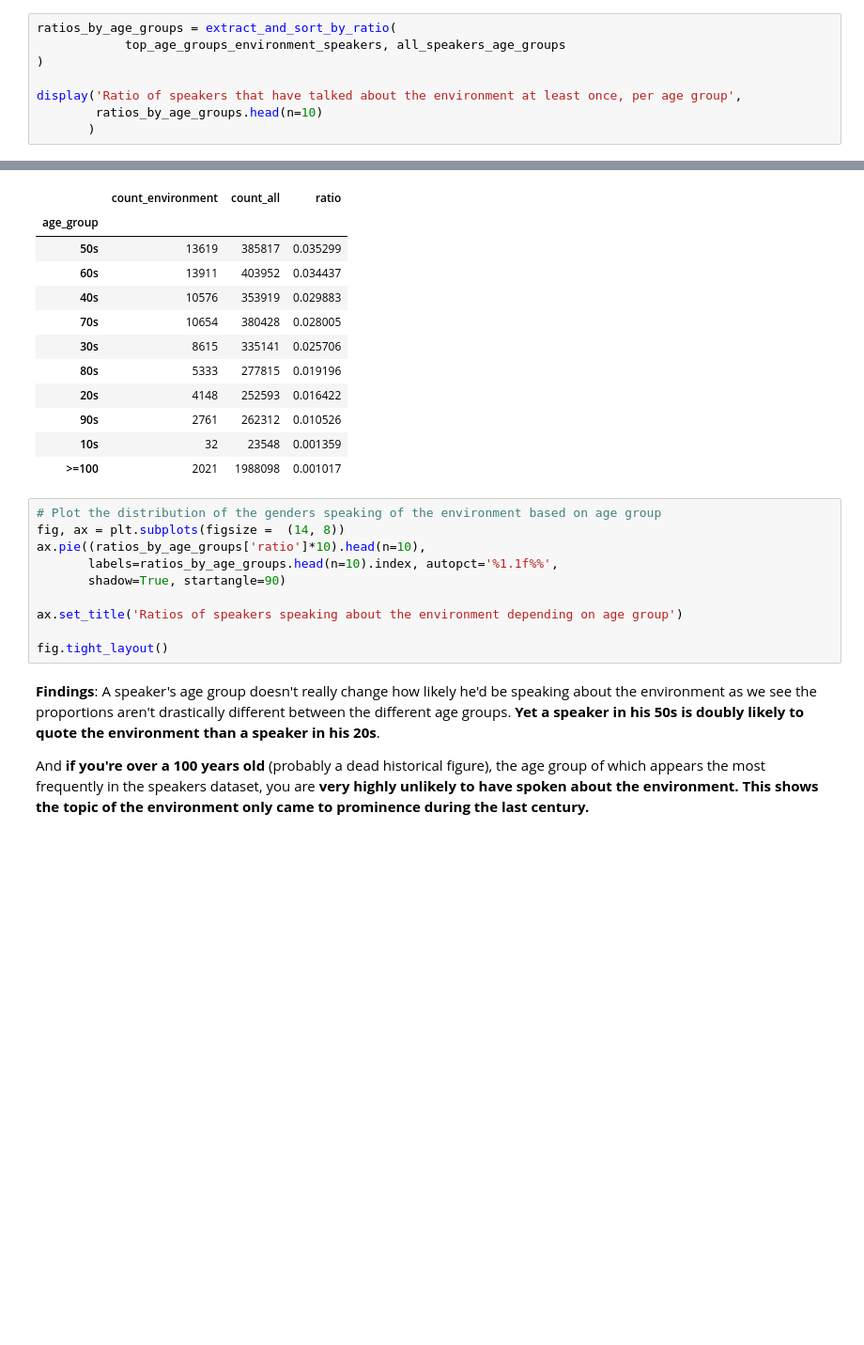
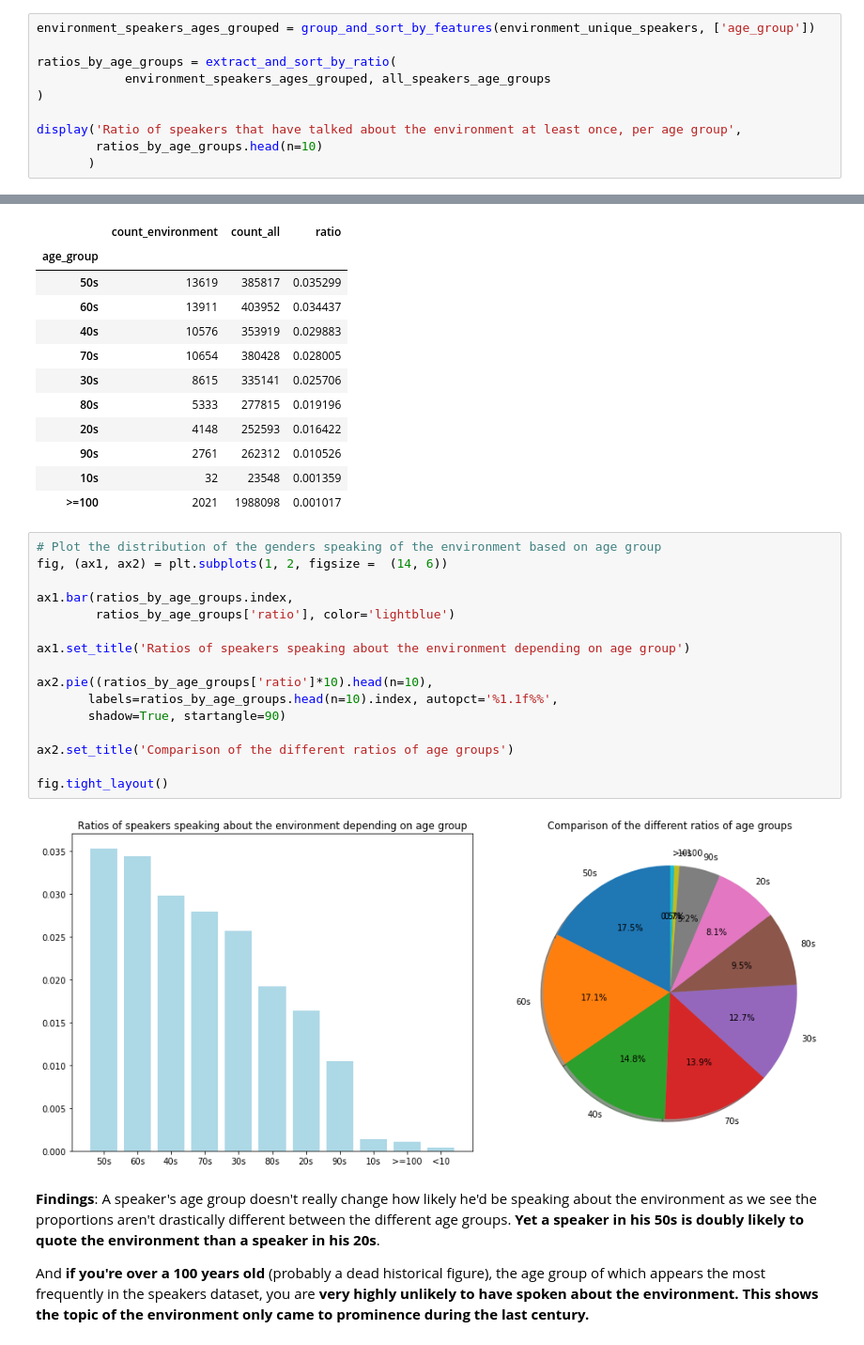
Before and after one commit to epfl-ada/ada-2021-project-comic-sans, a Jupyter notebook: research_question_1.ipynb, the cells around one changed output, grey strips where cells are left out. Shown: that part at 94% size. Saved outputs shown, nothing was run; the diff lists cells and outputs as text; blank space fills up the shorter version.

Commit message:
update research question 1 and add some graphs

```diff
--- a/research_question_1.ipynb
+++ b/research_question_1.ipynb
@@ -725,6 +692,8 @@ environment_speakers_ages_grouped.head(n=20)
 # %%
+environment_speakers_ages_grouped = group_and_sort_by_features(environment_unique_speakers, ['age_group'])
+
 ratios_by_age_groups = extract_and_sort_by_ratio(
-            top_age_groups_environment_speakers, all_speakers_age_groups
+            environment_speakers_ages_grouped, all_speakers_age_groups
 )
 
 display('Ratio of speakers that have talked about the environment at least once, per age group',
@@ -746,14 +715,22 @@ display('Ratio of speakers that have talked about the environment at least once,
 | >=100 | 2021 | 1988098 | 0.001017 |
 # %%
 # Plot the distribution of the genders speaking of the environment based on age group
-fig, ax = plt.subplots(figsize =  (14, 8))
-ax.pie((ratios_by_age_groups['ratio']*10).head(n=10),
+fig, (ax1, ax2) = plt.subplots(1, 2, figsize =  (14, 6))
+
+ax1.bar(ratios_by_age_groups.index,
+        ratios_by_age_groups['ratio'], color='lightblue')
+
+ax1.set_title('Ratios of speakers speaking about the environment depending on age group')
+
+ax2.pie((ratios_by_age_groups['ratio']*10).head(n=10),
        labels=ratios_by_age_groups.head(n=10).index, autopct='%1.1f%%',
        shadow=True, startangle=90)
 
-ax.set_title('Ratios of speakers speaking about the environment depending on age group')
+ax2.set_title('Comparison of the different ratios of age groups')
 
 fig.tight_layout()
+# %% [output]
+[figure, added]
 # %% [markdown]
 **Findings**: A speaker's age group doesn't really change how likely he'd be speaking about the environment as we see the proportions aren't drastically different between the different age groups. **Yet a speaker in his 50s is doubly likely to quote the environment than a speaker in his 20s**.
 
```
Also changed, not shown: parts of 4 cells of this notebook, 8 other files.
